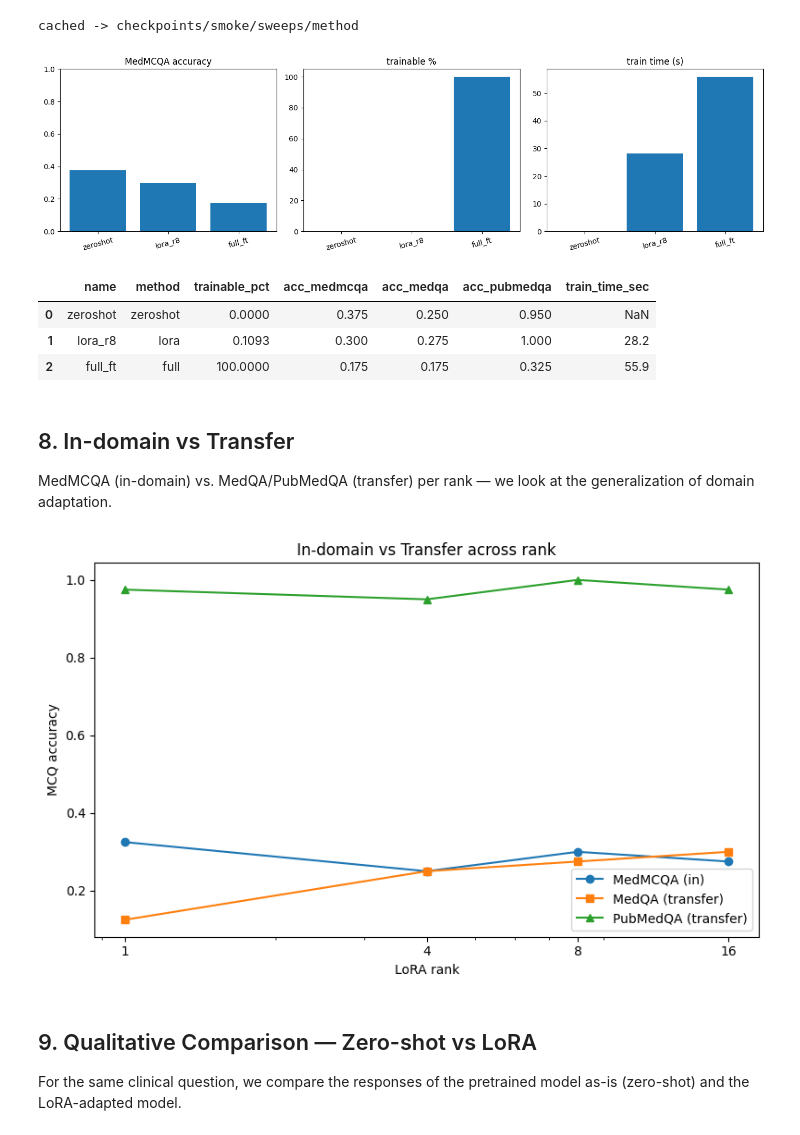
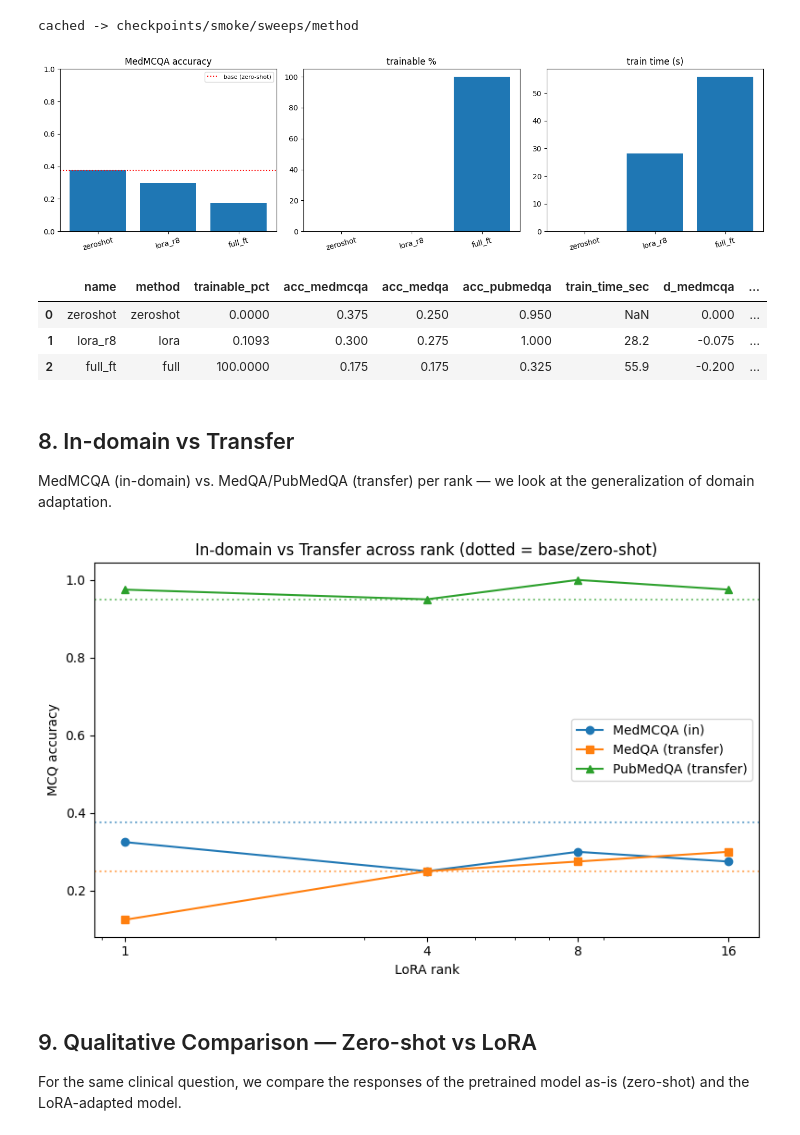
Before and after one commit to SKKU-GEN-AI-LoRA/LoRA, a Jupyter notebook: notebooks/LoRA_medical_QA.ipynb, the cells around one changed output. Cells and saved outputs as stored; diff of their text form; code cells hidden in the pictures.

Commit message:
Add zero-shot base reference and delta-vs-base to all accuracy comparisons

```diff
--- a/notebooks/LoRA_medical_QA.ipynb
+++ b/notebooks/LoRA_medical_QA.ipynb
@@ -127,0 +133,7 @@ final loss: 1.2878  train time: 15.3s
+# %%
+zdir = 'checkpoints/smoke/zeroshot' if SMOKE else 'checkpoints/zeroshot'
+if not pathlib.Path(f'{zdir}/results.json').exists():
+    !{sys.executable} scripts/train.py --config {cfg('zeroshot.yaml')}
+BASE = {ds: m['accuracy']
+        for ds, m in json.loads(pathlib.Path(f'{zdir}/results.json').read_text())['results']['eval'].items()}
+print('base (zero-shot) accuracy:', {k: round(v, 4) for k, v in BASE.items()})
@@ -145,16 +167,21 @@ rows = sorted(json.loads(pathlib.Path(f'{SWEEP_ROOT}/rank/results.json').read_te
 ranks = [r['r'] for r in rows]
 fig, ax1 = plt.subplots(figsize=(8, 5))
 ax1.set_xscale('log'); ax1.set_xticks(ranks); ax1.set_xticklabels(ranks)
-ax1.plot(ranks, [r['acc_medmcqa'] for r in rows], 'o-', label='MedMCQA (in-domain)')
-ax1.plot(ranks, [r.get('acc_medqa') for r in rows], 's--', label='MedQA (transfer)')
-ax1.plot(ranks, [r.get('acc_pubmedqa') for r in rows], '^--', label='PubMedQA (transfer)')
-ax1.set_xlabel('LoRA rank r'); ax1.set_ylabel('MCQ accuracy'); ax1.legend(loc='lower right')
+ax1.plot(ranks, [r['acc_medmcqa'] for r in rows], 'o-', color='C0', label='MedMCQA (in-domain)')
+ax1.plot(ranks, [r.get('acc_medqa') for r in rows], 's--', color='C1', label='MedQA (transfer)')
+ax1.plot(ranks, [r.get('acc_pubmedqa') for r in rows], '^--', color='C2', label='PubMedQA (transfer)')
+for ds, c in [('medmcqa','C0'), ('medqa','C1'), ('pubmedqa','C2')]:
+    ax1.axhline(BASE[ds], color=c, ls=':', alpha=0.6)  # base (zero-shot) reference
+ax1.set_xlabel('LoRA rank r'); ax1.set_ylabel('MCQ accuracy'); ax1.legend(loc='lower right', fontsize=8)
 ax2 = ax1.twinx()
 ax2.bar(ranks, [r['trainable_params'] for r in rows], width=[r*0.3 for r in ranks], alpha=0.2, color='gray')
 ax2.set_ylabel('trainable params')
-plt.title('Rank sweep — accuracy vs trainable params')
+plt.title('Rank sweep — accuracy vs trainable params (dotted = base/zero-shot)')
 plt.tight_layout(); plt.savefig('reports/fig_rank_sweep.png', dpi=150); plt.show()
 
 import pandas as pd
-pd.DataFrame(rows)[['name','r','alpha','trainable_pct','acc_medmcqa','acc_medqa','acc_pubmedqa','train_time_sec']]
+df = pd.DataFrame(rows)[['name','r','alpha','trainable_pct','acc_medmcqa','acc_medqa','acc_pubmedqa','train_time_sec']]
+for ds in ['medmcqa','medqa','pubmedqa']:
+    df[f'd_{ds}'] = (df[f'acc_{ds}'] - BASE[ds]).round(3)  # delta vs base
+df
 # %% [output]
@@ -232,17 +266,21 @@ rows = sorted(json.loads(pathlib.Path(f'{SWEEP_ROOT}/method/results.json').read_
 names = [r['name'] for r in rows]
 fig, axes = plt.subplots(1, 3, figsize=(14, 4))
 axes[0].bar(names, [r['acc_medmcqa'] for r in rows]); axes[0].set_title('MedMCQA accuracy'); axes[0].set_ylim(0, 1)
+axes[0].axhline(BASE['medmcqa'], color='red', ls=':', label='base (zero-shot)'); axes[0].legend(fontsize=8)
 axes[1].bar(names, [r['trainable_pct'] for r in rows]); axes[1].set_title('trainable %')
 axes[2].bar(names, [r.get('train_time_sec') or 0 for r in rows]); axes[2].set_title('train time (s)')
 for ax in axes: ax.tick_params(axis='x', rotation=15)
 plt.tight_layout(); plt.savefig('reports/fig_method_compare.png', dpi=150); plt.show()
-pd.DataFrame(rows)[['name','method','trainable_pct','acc_medmcqa','acc_medqa','acc_pubmedqa','train_time_sec']]
+df = pd.DataFrame(rows)[['name','method','trainable_pct','acc_medmcqa','acc_medqa','acc_pubmedqa','train_time_sec']]
+for ds in ['medmcqa','medqa','pubmedqa']:
+    df[f'd_{ds}'] = (df[f'acc_{ds}'] - BASE[ds]).round(3)  # delta vs base
+df
 # %% [output]
-[figure, old version]
+[figure, new version]
-|  | name | method | trainable_pct | acc_medmcqa | acc_medqa | acc_pubmedqa | train_time_sec |
-| 0 | zeroshot | zeroshot | 0.0000 | 0.375 | 0.250 | 0.950 | NaN |
-| 1 | lora_r8 | lora | 0.1093 | 0.300 | 0.275 | 1.000 | 28.2 |
-| 2 | full_ft | full | 100.0000 | 0.175 | 0.175 | 0.325 | 55.9 |
+|  | name | method | trainable_pct | acc_medmcqa | acc_medqa | acc_pubmedqa | train_time_sec | d_medmcqa | ... |
+| 0 | zeroshot | zeroshot | 0.0000 | 0.375 | 0.250 | 0.950 | NaN | 0.000 | ... |
+| 1 | lora_r8 | lora | 0.1093 | 0.300 | 0.275 | 1.000 | 28.2 | -0.075 | ... |
+| 2 | full_ft | full | 100.0000 | 0.175 | 0.175 | 0.325 | 55.9 | -0.200 | ... |
 # %% [markdown]
 ## 8. In-domain vs Transfer
 
@@ -251,15 +289,18 @@ generalization of domain adaptation.
 # %%
 rows = sorted(json.loads(pathlib.Path(f'{SWEEP_ROOT}/rank/results.json').read_text()), key=lambda r: r['r'])
 ranks = [r['r'] for r in rows]
 fig, ax = plt.subplots(figsize=(8, 5))
-for col, mk, lbl in [('acc_medmcqa','o','MedMCQA (in)'), ('acc_medqa','s','MedQA (transfer)'), ('acc_pubmedqa','^','PubMedQA (transfer)')]:
-    ax.plot(ranks, [r.get(col) for r in rows], marker=mk, label=lbl)
+for col, mk, lbl, c in [('acc_medmcqa','o','MedMCQA (in)','C0'),
+                        ('acc_medqa','s','MedQA (transfer)','C1'),
+                        ('acc_pubmedqa','^','PubMedQA (transfer)','C2')]:
+    ax.plot(ranks, [r.get(col) for r in rows], marker=mk, label=lbl, color=c)
+    ax.axhline(BASE[col.replace('acc_','')], color=c, ls=':', alpha=0.6)  # base reference
 ax.set_xscale('log'); ax.set_xticks(ranks); ax.set_xticklabels(ranks)
 ax.set_xlabel('LoRA rank'); ax.set_ylabel('MCQ accuracy'); ax.legend()
-ax.set_title('In-domain vs Transfer across rank')
+ax.set_title('In-domain vs Transfer across rank (dotted = base/zero-shot)')
 plt.tight_layout(); plt.savefig('reports/fig_transfer.png', dpi=150); plt.show()
 # %% [output]
-[figure, old version]
+[figure, new version]
 # %% [markdown]
 ## 9. Qualitative Comparison — Zero-shot vs LoRA
 
```
Also changed, not shown: parts of 9 cells of this notebook, 1 other file.
